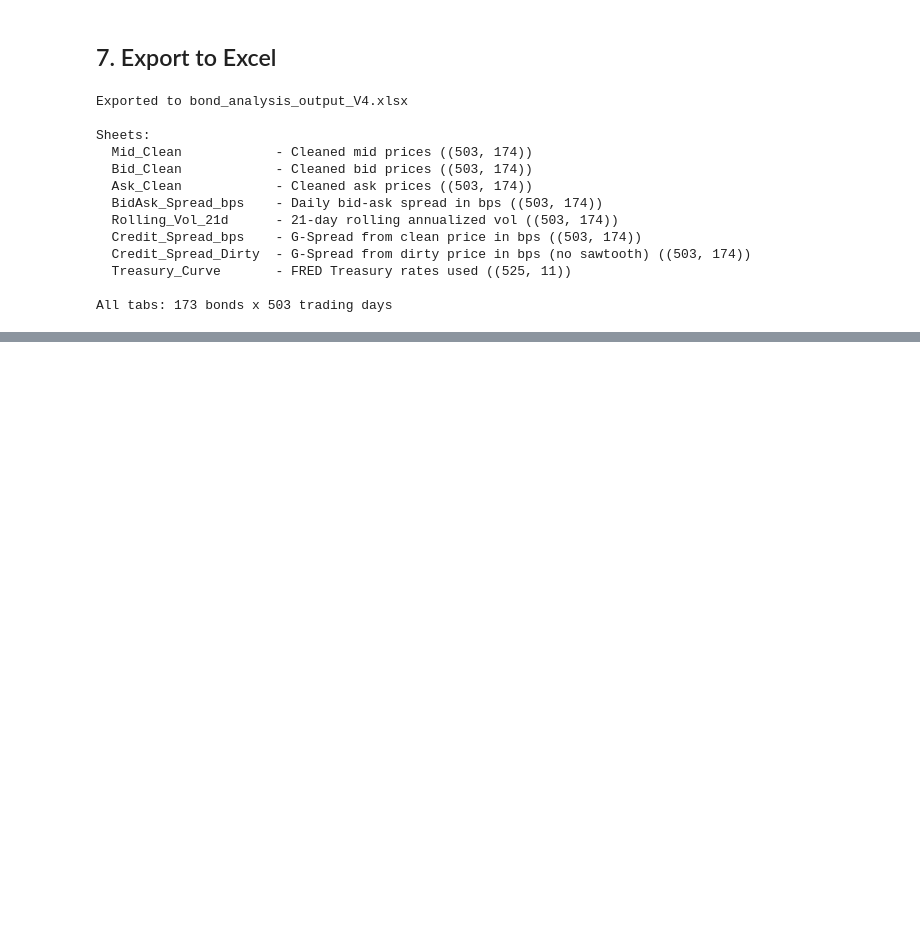
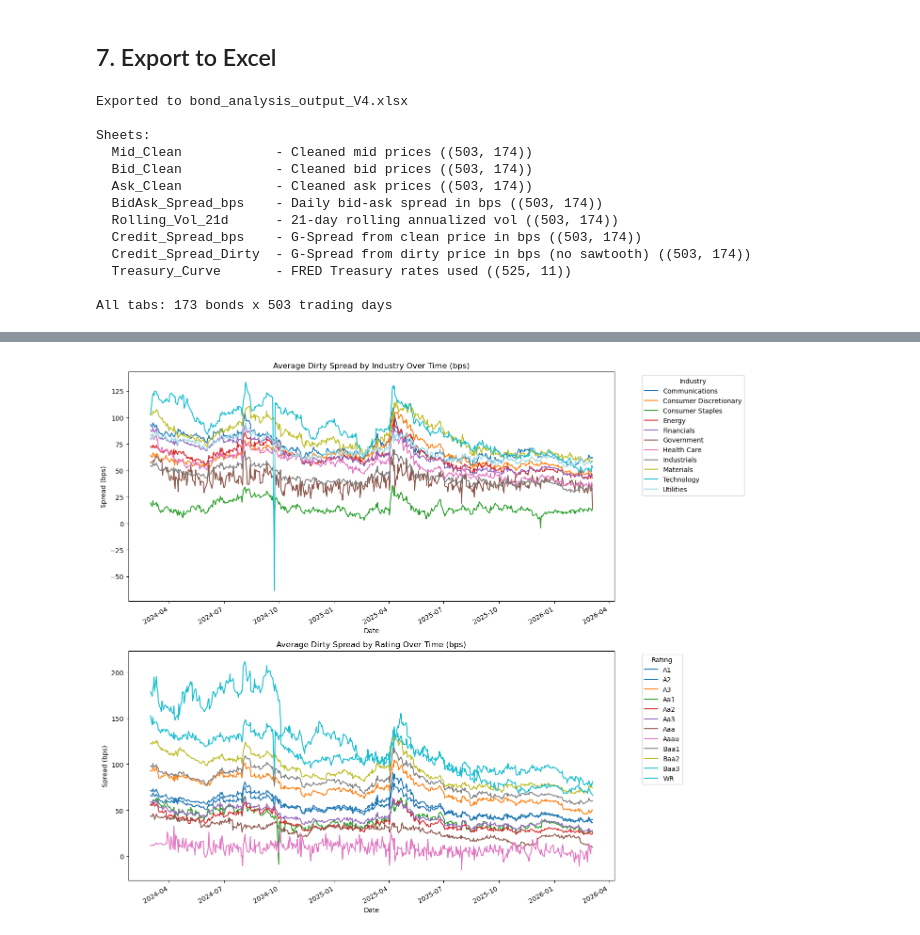
Before and after one commit to tutur787/Pyxidr-Capstone-Project, a Jupyter notebook: data/bond_analysis.ipynb, the cells around one changed output, grey strips where cells are left out. Saved outputs shown, nothing was run; the diff lists cells and outputs as text; code cells hidden in the pictures; blank space fills up the shorter version.

Commit message:
EDA Spreads

```diff
--- a/data/bond_analysis.ipynb
+++ b/data/bond_analysis.ipynb
@@ -640,3 +640,86 @@ Sheets:
   Treasury_Curve       - FRED Treasury rates used ((525, 11))
 
 All tabs: 173 bonds x 503 trading days
+# %%
+import matplotlib.pyplot as plt
+import pandas as pd
+
+# ---------------------------------------------------------
+# 1. Prepare the Data (Merge Spreads with Metadata)
+# ---------------------------------------------------------
+
+# Extract relevant metadata and rename for cleaner output
+meta_subset = meta_clean[['CUSIP', 'BICS_LEVEL_1_SECTOR_NAME', 'BICS_LEVEL_2_INDUSTRY_GROUP_NAME', 'RTG_MOODY']].copy()
+meta_subset.rename(columns={
+    'BICS_LEVEL_1_SECTOR_NAME': 'Industry',
+    'BICS_LEVEL_2_INDUSTRY_GROUP_NAME': 'Sub_Industry',
+    'RTG_MOODY': 'Rating'
+}, inplace=True)
+
+# Melt the wide spread DataFrames into long format
+dirty_long = credit_spread_dirty.melt(id_vars=['Date'], var_name='CUSIP', value_name='Dirty_Spread')
+ba_long = spread.melt(id_vars=['Date'], var_name='CUSIP', value_name='BA_Spread')
+
+# Merge spreads with metadata
+dirty_df = pd.merge(dirty_long, meta_subset, on='CUSIP', how='left')
+ba_df = pd.merge(ba_long, meta_subset, on='CUSIP', how='left')
+
+# ---------------------------------------------------------
+# 2. Dirty Spread Analysis
+# ---------------------------------------------------------
+print("=== Average Dirty Spread by Industry, Sub-Industry, and Rating ===")
+avg_dirty_table = dirty_df.groupby(['Industry', 'Sub_Industry', 'Rating'])['Dirty_Spread'].mean().reset_index()
+display(avg_dirty_table)
+
+# Group over time for the charts
+dirty_time_ind = dirty_df.groupby(['Date', 'Industry'])['Dirty_Spread'].mean().unstack()
+dirty_time_rtg = dirty_df.groupby(['Date', 'Rating'])['Dirty_Spread'].mean().unstack()
+
+# Plotting Dirty Spread Over Time
+fig, axes = plt.subplots(2, 1, figsize=(14, 12))
+
+dirty_time_ind.plot(ax=axes[0], title='Average Dirty Spread by Industry Over Time (bps)', colormap='tab20')
+axes[0].set_ylabel('Spread (bps)')
+axes[0].legend(title='Industry', bbox_to_anchor=(1.05, 1), loc='upper left')
+
+dirty_time_rtg.plot(ax=axes[1], title='Average Dirty Spread by Rating Over Time (bps)', colormap='tab10')
+axes[1].set_ylabel('Spread (bps)')
+axes[1].legend(title='Rating', bbox_to_anchor=(1.05, 1), loc='upper left')
+
+plt.tight_layout()
+plt.show()
+
+# ---------------------------------------------------------
+# 3. Bid-Ask Spread Analysis
+# ---------------------------------------------------------
+print("\n=== Average Bid-Ask Spread by Industry ===")
+avg_ba_ind_table = ba_df.groupby('Industry')['BA_Spread'].mean().reset_index()
+display(avg_ba_ind_table)
+
+print("\n=== Average Bid-Ask Spread by Rating ===")
+avg_ba_rtg_table = ba_df.groupby('Rating')['BA_Spread'].mean().reset_index()
+display(avg_ba_rtg_table)
+
+# Group over time for the charts
+ba_time_ind = ba_df.groupby(['Date', 'Industry'])['BA_Spread'].mean().unstack()
+ba_time_rtg = ba_df.groupby(['Date', 'Rating'])['BA_Spread'].mean().unstack()
+ba_time_total = ba_df.groupby('Date')['BA_Spread'].mean()
+
+# Plotting Bid-Ask Spread Over Time
+fig, axes = plt.subplots(3, 1, figsize=(14, 16))
+
+ba_time_ind.plot(ax=axes[0], title='Average Bid-Ask Spread by Industry Over Time (bps)', colormap='tab20')
+axes[0].set_ylabel('BA Spread (bps)')
+axes[0].legend(title='Industry', bbox_to_anchor=(1.05, 1), loc='upper left')
+
+ba_time_rtg.plot(ax=axes[1], title='Average Bid-Ask Spread by Rating Over Time (bps)', colormap='tab10')
+axes[1].set_ylabel('BA Spread (bps)')
+axes[1].legend(title='Rating', bbox_to_anchor=(1.05, 1), loc='upper left')
+
+ba_time_total.plot(ax=axes[2], title='Total Average Bid-Ask Spread Over Time (bps)', color='black', linewidth=2)
+axes[2].set_ylabel('BA Spread (bps)')
+axes[2].grid(True, linestyle='--', alpha=0.6)
+
+plt.tight_layout()
+plt.show()
+# %% [output]
@@ -642,0 +740 @@ All tabs: 173 bonds x 503 trading days
+[figure, added]
```
Also changed, not shown: parts of 1 cell of this notebook.
